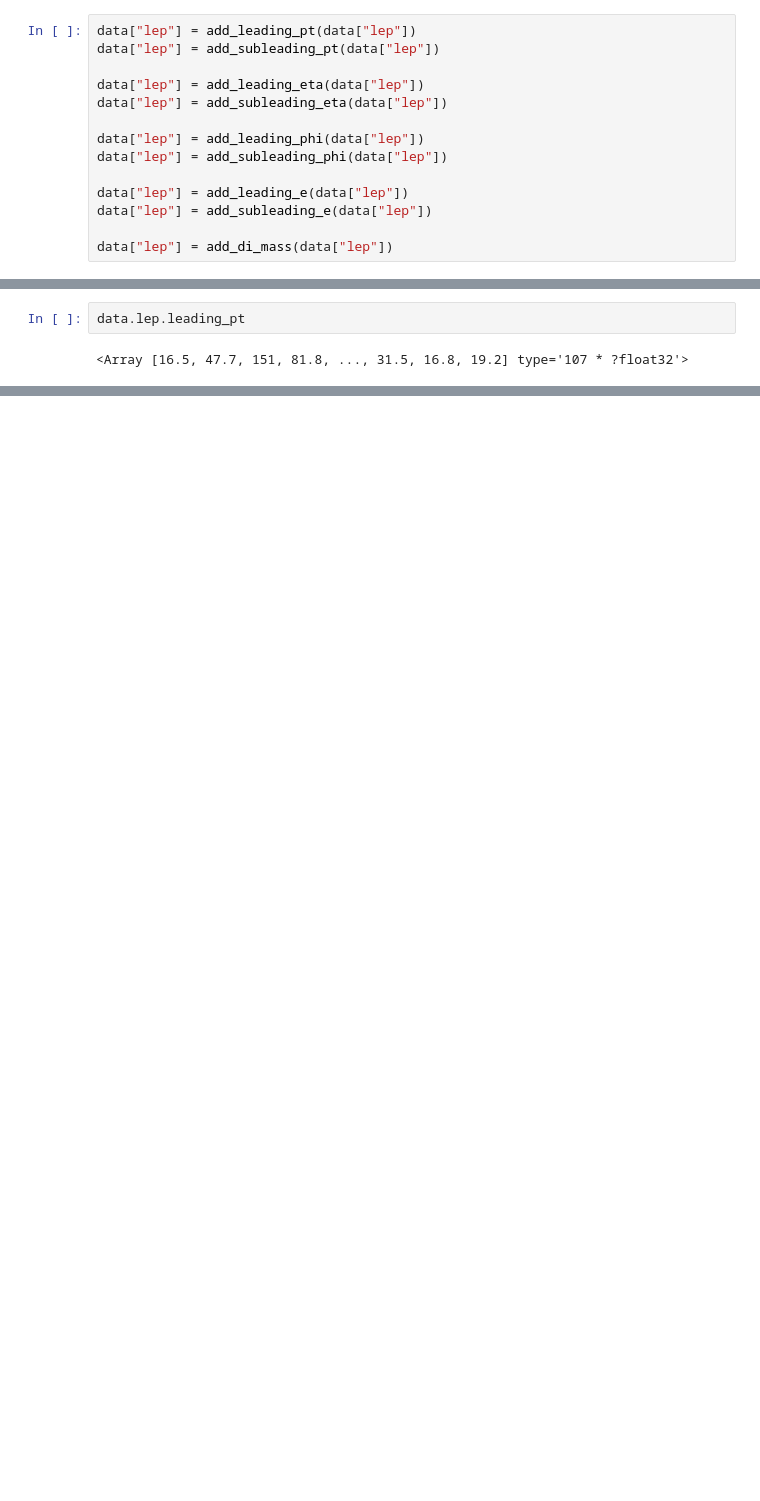
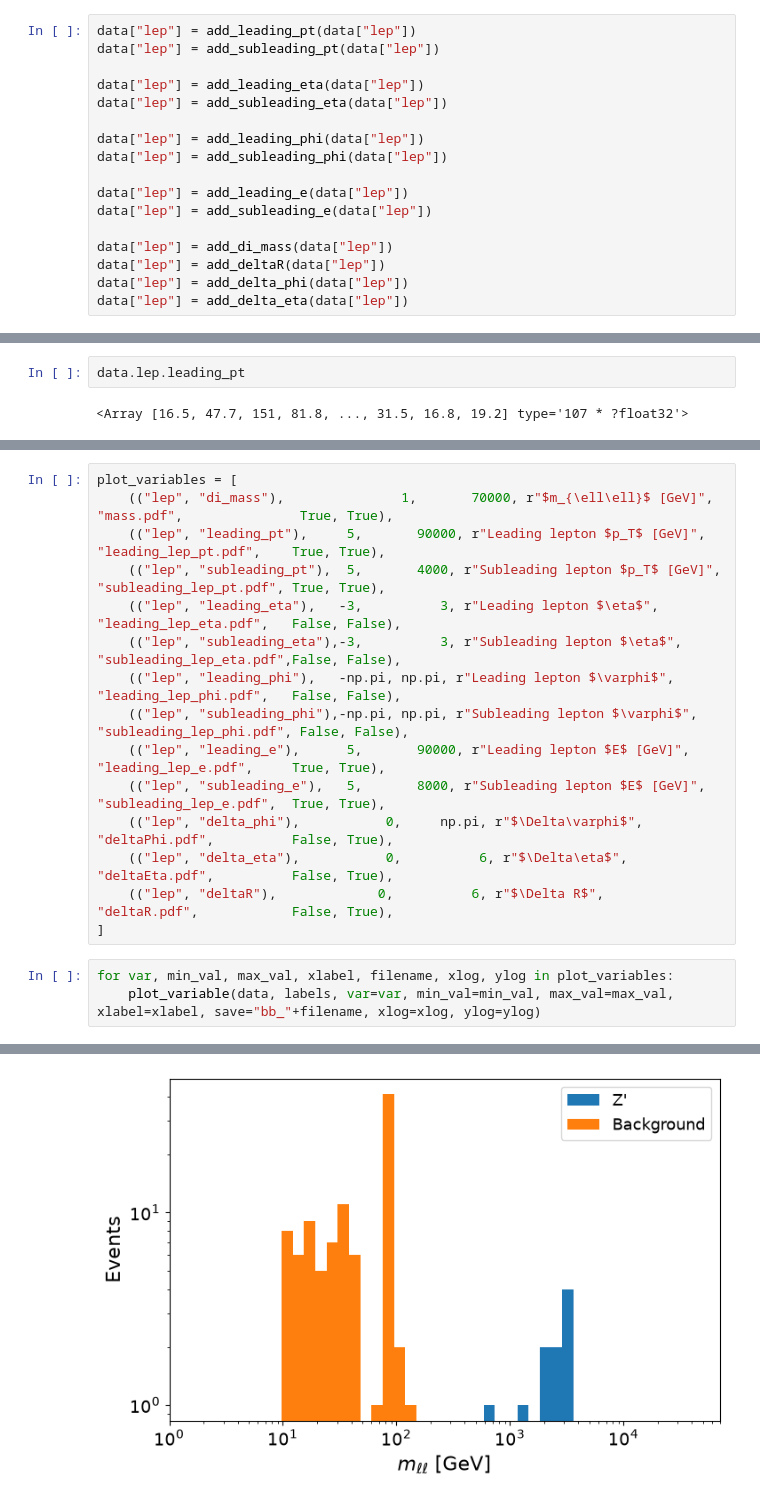
Before and after one commit to nbaeumann/atlas_open_data_fork, a Jupyter notebook: for-education/my_v0_blackbox.ipynb, the cells around one changed output, grey strips where cells are left out. Drawn from its saved outputs; the diff is of its cells as text; blank space fills up the shorter version.

Commit message:
plotting routine

```diff
--- a/for-education/my_v0_blackbox.ipynb
+++ b/for-education/my_v0_blackbox.ipynb
@@ -460,6 +502,9 @@ data["lep"] = add_leading_e(data["lep"])
 data["lep"] = add_subleading_e(data["lep"])
 
 data["lep"] = add_di_mass(data["lep"])
+data["lep"] = add_deltaR(data["lep"])
+data["lep"] = add_delta_phi(data["lep"])
+data["lep"] = add_delta_eta(data["lep"])
 # %%
 data.lep.di_mass
 # %% [output]
@@ -470,0 +571,19 @@ data.lep.leading_pt
+# %%
+plot_variables = [
+    (("lep", "di_mass"),               1,       70000, r"$m_{\ell\ell}$ [GeV]",          "mass.pdf",               True, True),
+    (("lep", "leading_pt"),     5,       90000, r"Leading lepton $p_T$ [GeV]",    "leading_lep_pt.pdf",    True, True),
+    (("lep", "subleading_pt"),  5,       4000, r"Subleading lepton $p_T$ [GeV]", "subleading_lep_pt.pdf", True, True),
+    (("lep", "leading_eta"),   -3,          3, r"Leading lepton $\eta$",         "leading_lep_eta.pdf",   False, False),
+    (("lep", "subleading_eta"),-3,          3, r"Subleading lepton $\eta$",      "subleading_lep_eta.pdf",False, False),
+    (("lep", "leading_phi"),   -np.pi, np.pi, r"Leading lepton $\varphi$",          "leading_lep_phi.pdf",   False, False),
+    (("lep", "subleading_phi"),-np.pi, np.pi, r"Subleading lepton $\varphi$",       "subleading_lep_phi.pdf", False, False),
+    (("lep", "leading_e"),      5,       90000, r"Leading lepton $E$ [GeV]",       "leading_lep_e.pdf",     True, True),
+    (("lep", "subleading_e"),   5,       8000, r"Subleading lepton $E$ [GeV]",    "subleading_lep_e.pdf",  True, True),
+    (("lep", "delta_phi"),           0,     np.pi, r"$\Delta\varphi$",                   "deltaPhi.pdf",          False, True),
+    (("lep", "delta_eta"),           0,          6, r"$\Delta\eta$",                  "deltaEta.pdf",          False, True),
+    (("lep", "deltaR"),             0,          6, r"$\Delta R$",                    "deltaR.pdf",            False, True),
+]
+# %%
+for var, min_val, max_val, xlabel, filename, xlog, ylog in plot_variables:
+    plot_variable(data, labels, var=var, min_val=min_val, max_val=max_val, xlabel=xlabel, save="bb_"+filename, xlog=xlog, ylog=ylog)
+# %% [output]
@@ -470,0 +592 @@ data.lep.leading_pt
+[figure, added]
```
Also changed, not shown: parts of 5 cells of this notebook.
